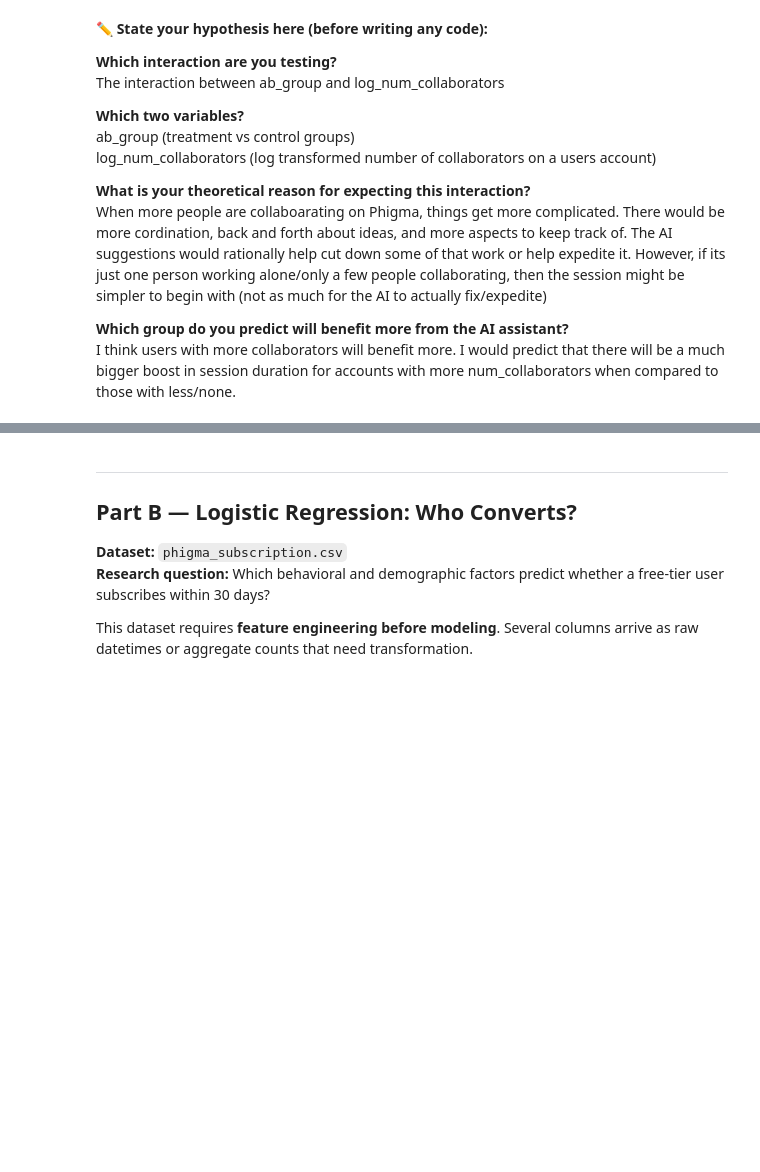
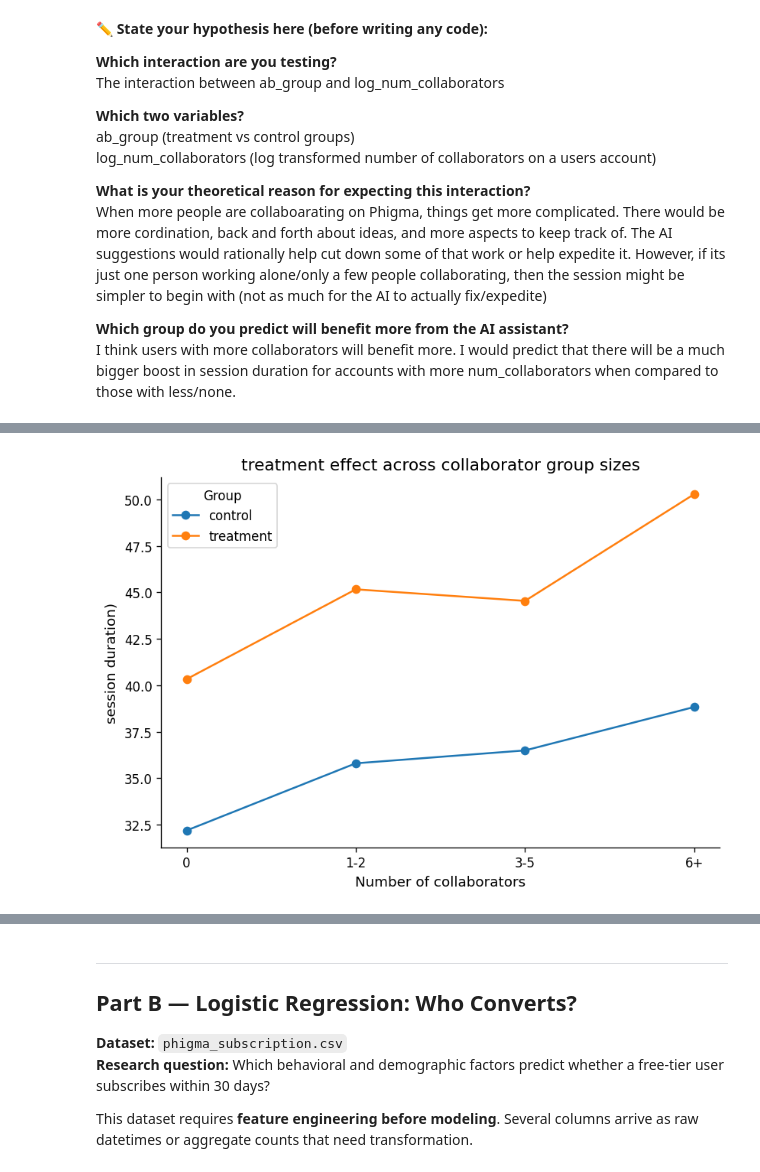
Before and after one commit to arriyan-aa/Assignment_2, a Jupyter notebook: AA_IAT461_A2_Scaffold_empty.ipynb, the cells around one changed output, grey strips where cells are left out. Saved outputs shown, nothing was run; the diff lists cells and outputs as text; code cells hidden in the pictures; blank space fills up the shorter version.

```diff
--- a/AA_IAT461_A2_Scaffold_empty.ipynb
+++ b/AA_IAT461_A2_Scaffold_empty.ipynb
@@ -701,7 +704,7 @@ df_ab.columns.tolist()
 # YOUR CODE HERE
 # Step 1: Create the interaction term
 # Example: df_ab['ab_x_device_desktop'] = df_ab['ab_group_enc'] * df_ab['device_desktop']
-df_ab['ab_x_log_collab'] = df_ab['ab_group'] * df_ab['log_num_collaborators']
+df_ab['ab_x_log_collab'] = df_ab['ab_group_enc'] * df_ab['log_num_collaborators']
 
 # Step 2: Add the interaction term to your feature matrix and refit OLS
 X_interact = X_const.copy()
@@ -715,8 +734,32 @@ KeyError: 'log_num_collaborators'
 # %%
 # YOUR CODE HERE
 # Visualize the interaction
 # Example: plot mean log(outcome) for treatment vs control, split by the moderating variable
 # Use a grouped bar chart or overlapping regression lines
+
+# binning log_num_collaborators for clearer visual
+df_ab['collab_bin'] = pd.cut(
+    df_ab['num_collaborators'],
+    bins=[-1, 0, 2, 5, df_ab['num_collaborators'].max()],
+    labels=['0', '1-2', '3-5', '6+']
+)
+
+# getting mean for each group against collab_bin combo
+grouped = df_ab.groupby(['collab_bin', 'ab_group'])['avg_whiteboard_session_duration_min'].mean().reset_index()
+
+fig, ax = plt.subplots(figsize=(7, 5))
+
+for group_name, group_data in grouped.groupby('ab_group'):
+    ax.plot(group_data['collab_bin'], group_data['avg_whiteboard_session_duration_min'], marker='o', label=group_name)
+
+ax.set_xlabel('Number of collaborators')
+ax.set_ylabel('session duration)')
+ax.set_title('treatment effect across collaborator group sizes')
+ax.legend(title='Group')
+plt.tight_layout()
+plt.show()
+# %% [output]
+[figure, added]
 # %% [markdown]
 **✏️ Your interpretation (A4):**
 
```
Also changed, not shown: parts of 6 cells of this notebook.
